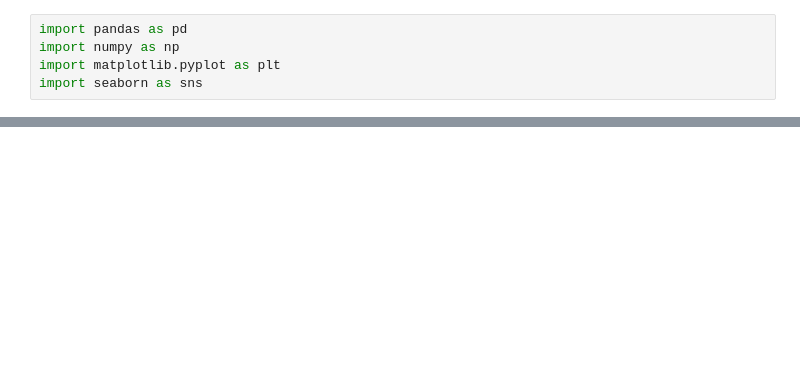
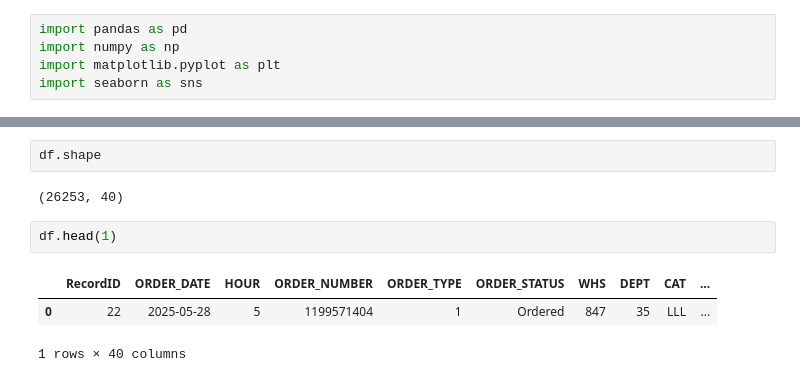
Before and after one commit to ZachGendreau/Ecommerce_Losss_Prevention, a Jupyter notebook: LP_MFA_Bullion_EDA.ipynb, the cells around one changed output, grey strips where cells are left out. Drawn from its saved outputs; the diff is of its cells as text; blank space fills up the shorter version.

```diff
--- a/LP_MFA_Bullion_EDA.ipynb
+++ b/LP_MFA_Bullion_EDA.ipynb
@@ -14,0 +29,10 @@ sns.scatterplot(data=df1, x='x', y='y')
+# %%
+df.shape
+# %% [output]
+(26253, 40)
+# %%
+df.head(1)
+# %% [output]
+|  | RecordID | ORDER_DATE | HOUR | ORDER_NUMBER | ORDER_TYPE | ORDER_STATUS | WHS | DEPT | CAT | ... |
+| 0 | 22 | 2025-05-28 | 5 | 1199571404 | 1 | Ordered | 847 | 35 | LLL | ... |
+1 rows × 40 columns
```
Also changed, not shown: parts of 16 cells of this notebook.
